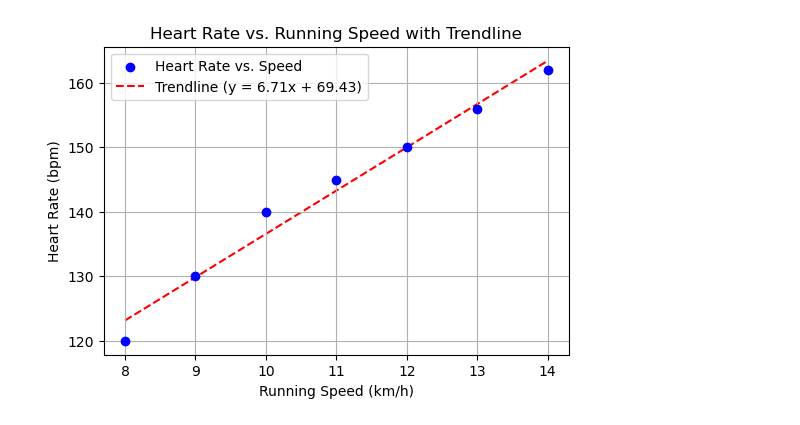
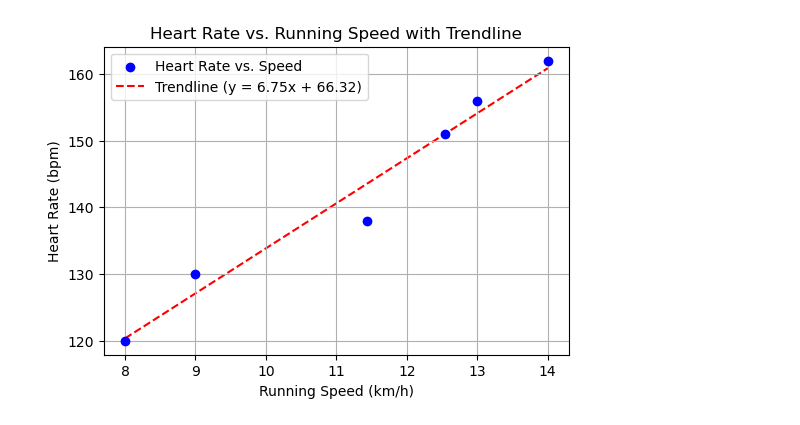
Before and after one commit to jaeohshin/PyTorch_Sklearn_rasbt, a Jupyter notebook: 심박수-속도.ipynb, the cells around one changed output. Cells and saved outputs as stored; diff of their text form; code cells hidden in the pictures.

```diff
--- a/심박수-속도.ipynb
+++ b/심박수-속도.ipynb
@@ -3,36 +3,36 @@ import numpy as np
 import matplotlib.pyplot as plt
 # %%
 # Data
-speed_kmh = [8, 9, 10, 11, 12, 13, 14]
-heart_rate_bpm = [120, 130, 140, 145, 150, 156, 162]
+speed_kmh = [8, 9, 11.43, 12.54, 13, 14]
+heart_rate_bpm = [120, 130, 138, 151, 156, 162]
 
 # Fit a linear trendline
 coeffs = np.polyfit(speed_kmh, heart_rate_bpm, 1)
 trendline = np.poly1d(coeffs)
 
 # Generate trendline points
 speed_range = np.linspace(min(speed_kmh), max(speed_kmh), 100)
 heart_rate_trend = trendline(speed_range)
 
 # Plot with only points for data
 plt.figure(figsize=(6, 4))
 plt.scatter(speed_kmh, heart_rate_bpm, color='b', label='Heart Rate vs. Speed', zorder=2)
 plt.plot(speed_range, heart_rate_trend, linestyle='--', color='r', label=f'Trendline (y = {coeffs[0]:.2f}x + {coeffs[1]:.2f})', zorder=1)
 
 # Labels and title
 plt.xlabel('Running Speed (km/h)')
 plt.ylabel('Heart Rate (bpm)')
 plt.title('Heart Rate vs. Running Speed with Trendline')
 plt.grid(True)
 plt.legend()
 # Save as PNG and JPG
 plt.savefig("heart_rate_vs_speed.png", dpi=300)  # Save as PNG
 plt.savefig("heart_rate_vs_speed.jpg", dpi=300)  # Save as JPG
 
 # Show plot
 plt.show()
 # %% [output]
-[figure, old version]
+[figure, new version]
 # %%
 pwd
 # %% [output]
```
Also changed, not shown: parts of 1 cell of this notebook.
